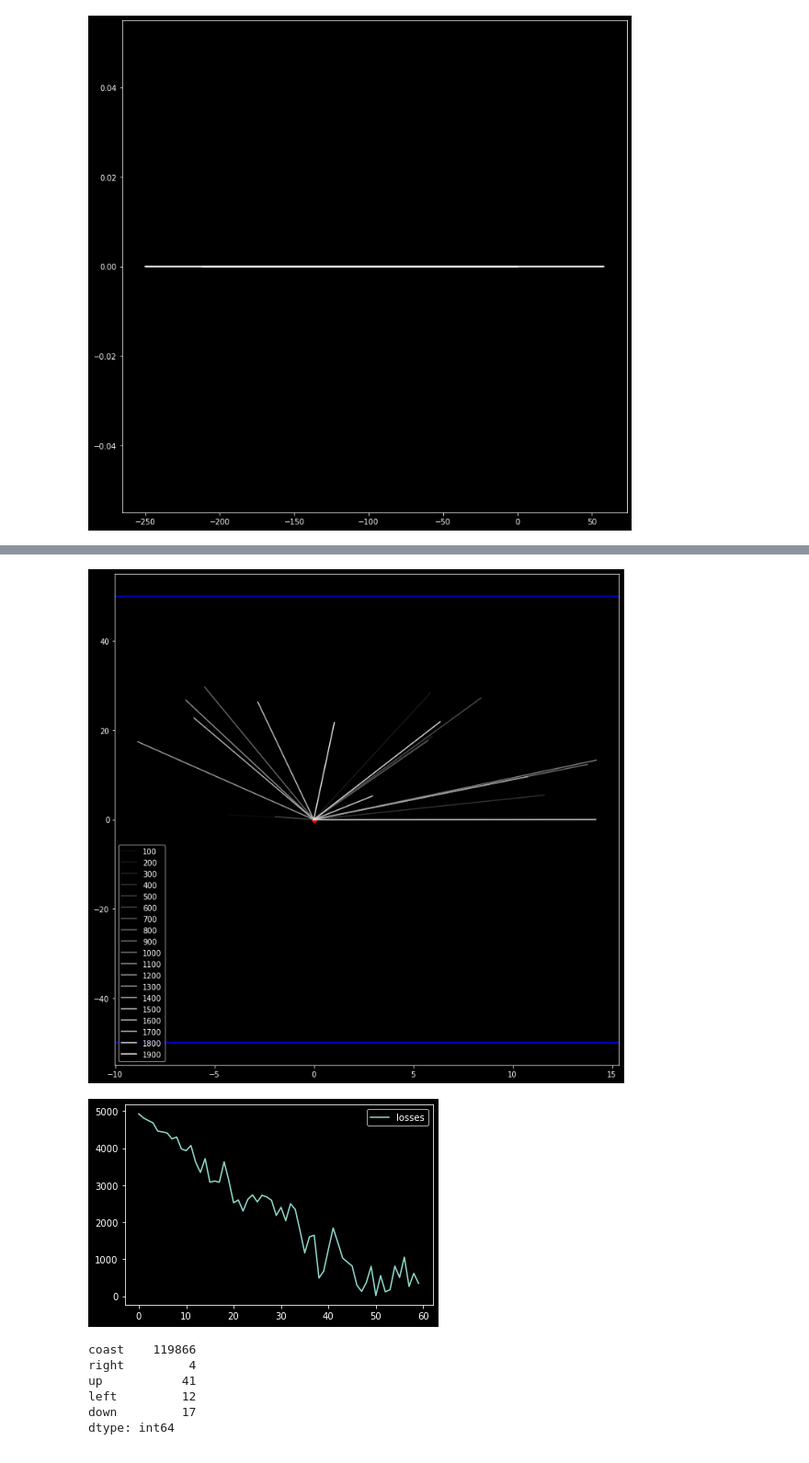
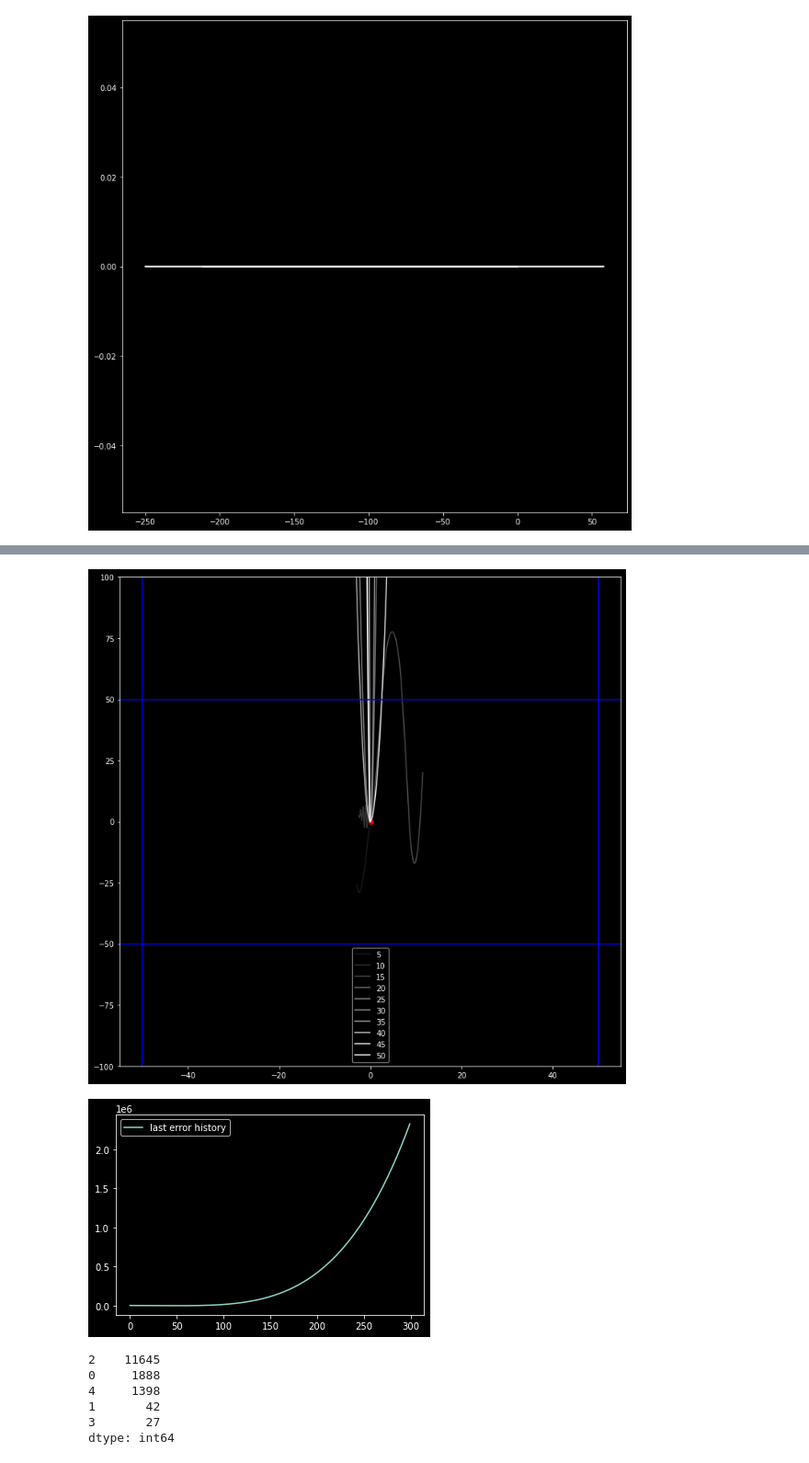
Before and after one commit to dtersegno/cannon, a Jupyter notebook: floater.ipynb, the cells around one changed output, grey strips where cells are left out. Shown at 92% size. Saved outputs shown, nothing was run; the diff lists cells and outputs as text; code cells hidden in the pictures.

```diff
--- a/floater.ipynb
+++ b/floater.ipynb
@@ -185,5 +227,6 @@ pilot = Pilot(num_outputs=num_actions)
 # %%
-learning_rate = tf.keras.optimizers.schedules.ExponentialDecay(0.0001, 50, 0.99)
+learning_rate = tf.keras.optimizers.schedules.ExponentialDecay(0.00001, 1000, 0.1)
+# learning_rate = 0.000001
 optimizer = tf.optimizers.SGD(learning_rate=learning_rate)
 
 #learning_rate = 0.0001
@@ -197,8 +240,8 @@ huber = tf.losses.Huber()
 
 target_altitude = 50.
 
-num_epochs = 2000
-num_updates = 20
+num_epochs = 50
+num_updates = 10
 update_period = num_epochs // num_updates
 epoch_count = 0.
 
@@ -209,9 +252,10 @@ max_time = 30.
 plt.figure(figsize = (12,12))
 
 all_action_history = []
-for epoch in range(1,num_epochs):
-    init_vel = rng.random(2) - np.array([0.5,0.])
-    rocket = Rocket(time_step = 0.5, fuel_rate=0.05, init_velocity=init_vel)
+for epoch in range(1,num_epochs+1):
+    init_vel = rng.random(2) - np.array([0.5,0.5])
+    rocket = Rocket(time_step = 0.1, fuel_rate=0.005, init_velocity=init_vel)
+    rocket.not_warned = False
     state = rocket.get_state()
     with tf.GradientTape() as tape:
         errors_history = []
@@ -234,31 +278,39 @@ for epoch in range(1,num_epochs):
             action_probs_history.append(action_prob)
 
         losses = []
+        discount_factor = 0.99
+        running_discounted_sum = 0
         for error, critic_value, action_prob in zip(errors_history, critic_values_history, action_probs_history):
             critic_error = huber([error], [critic_value])
-            losses.append(action_prob*critic_error + critic_error)
-#             losses.append(-tf.math.log(action_prob)*critic_error + critic_error)
+#             losses.append(discount_factor*(action_prob*critic_error + critic_error))
+            step_loss = (-tf.math.log(action_prob)*critic_error + critic_error)
+            losses.append(step_loss + discount_factor*running_discounted_sum)
+            running_discounted_sum = step_loss + running_discounted_sum*discount_factor
+
         sum_losses = tf.reduce_mean(losses)
         grads = tape.gradient(sum_losses, pilot.trainable_variables)
         optimizer.apply_gradients(zip(grads, pilot.trainable_variables))
 
     if epoch%update_period == 0:
         rocket.plot_trajectory(color = epoch/num_epochs, label = str(epoch))#, rocket.plot_velocity(True, color = epoch/num_epochs)
-        template = 'Epoch {}, total loss {:.2f}, remaining fuel {:.3f}, time {:.2f} sec'
+        template = 'Epoch {}, loss {:.2f}, remaining fuel {:.3f}, time {:.2f} sec'
         print(template.format(epoch, sum_losses, rocket.wet_mass, rocket.stopwatch))
 plt.legend();
-# plt.xlim(-500,500)
-# plt.ylim(-100,100)
+# plt.xlim(-2000,2000)
+plt.ylim(-100,100)
 plt.axhline(-50, color = 'blue')
 plt.axhline(50, color = 'blue')
+plt.axvline(-50, color = 'blue')
+plt.axvline(50, color = 'blue')
 plt.scatter([[0]], [[0]], color = 'red')
 plt.show()
 
-plt.plot(losses, label = 'losses')
+plt.plot(errors_history, label = 'last error history')
 # plt.plot(critic_losses, label = 'actor losses')
 # plt.plot(actor_losses, label = 'critic_losses')
 plt.legend()
 plt.show();
 
-pd.Series(all_action_history).replace(directions_dict).value_counts()[directions_dict.values()]
+# pd.Series(all_action_history).replace(directions_dict).value_counts()[directions_dict.values()]
+pd.Series(all_action_history).value_counts()
 # %% [output]
@@ -284,8 +327,8 @@ Epoch 1900, total loss 4984.54, remaining fuel 10.000, time 30.00 sec
-[figure, old version]
+[figure, new version]
-[figure, old version]
+[figure, new version]
-coast    119866
-right         4
-up           41
-left         12
-down         17
+2    11645
+0     1888
+4     1398
+1       42
+3       27
 dtype: int64
```
Also changed, not shown: parts of 7 cells of this notebook.
